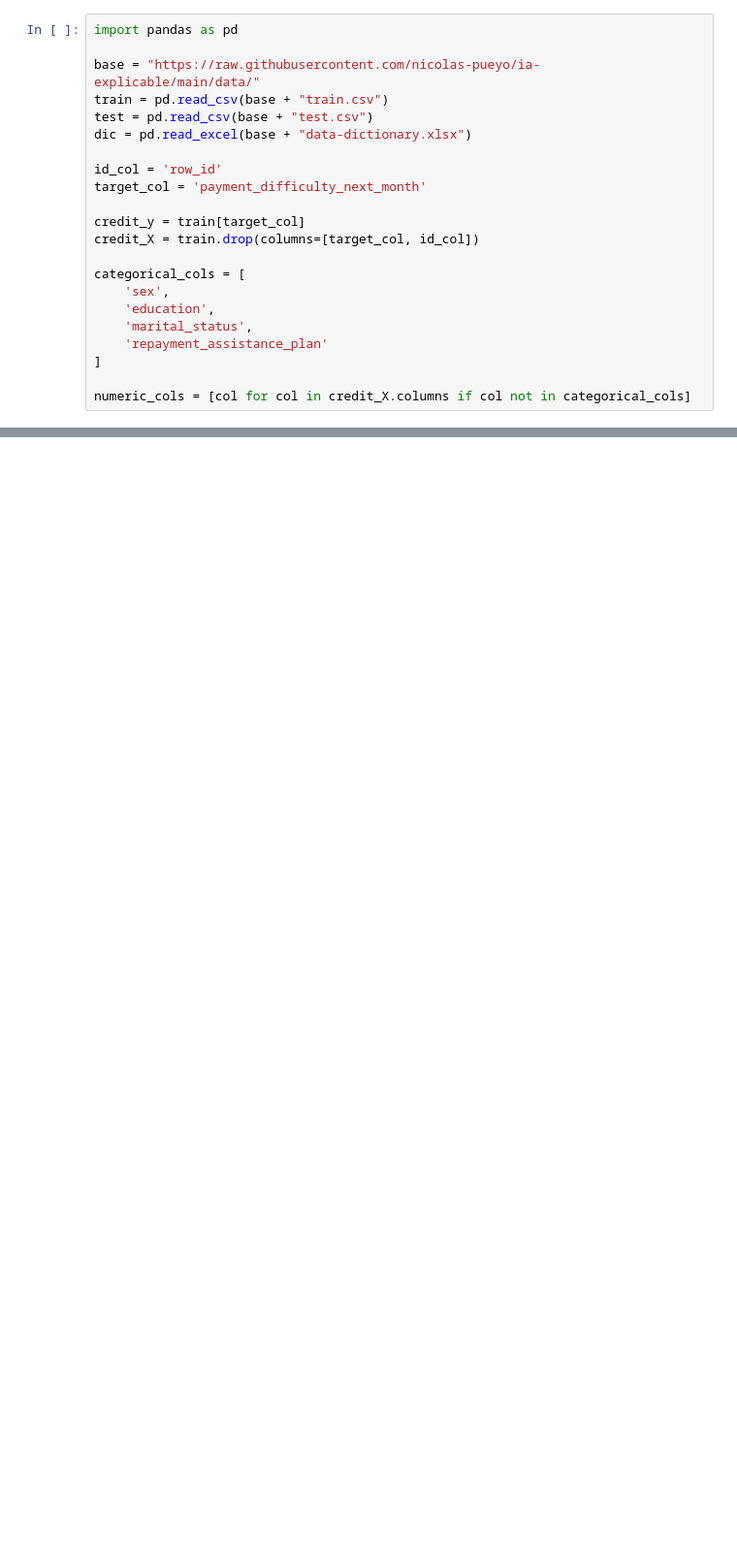
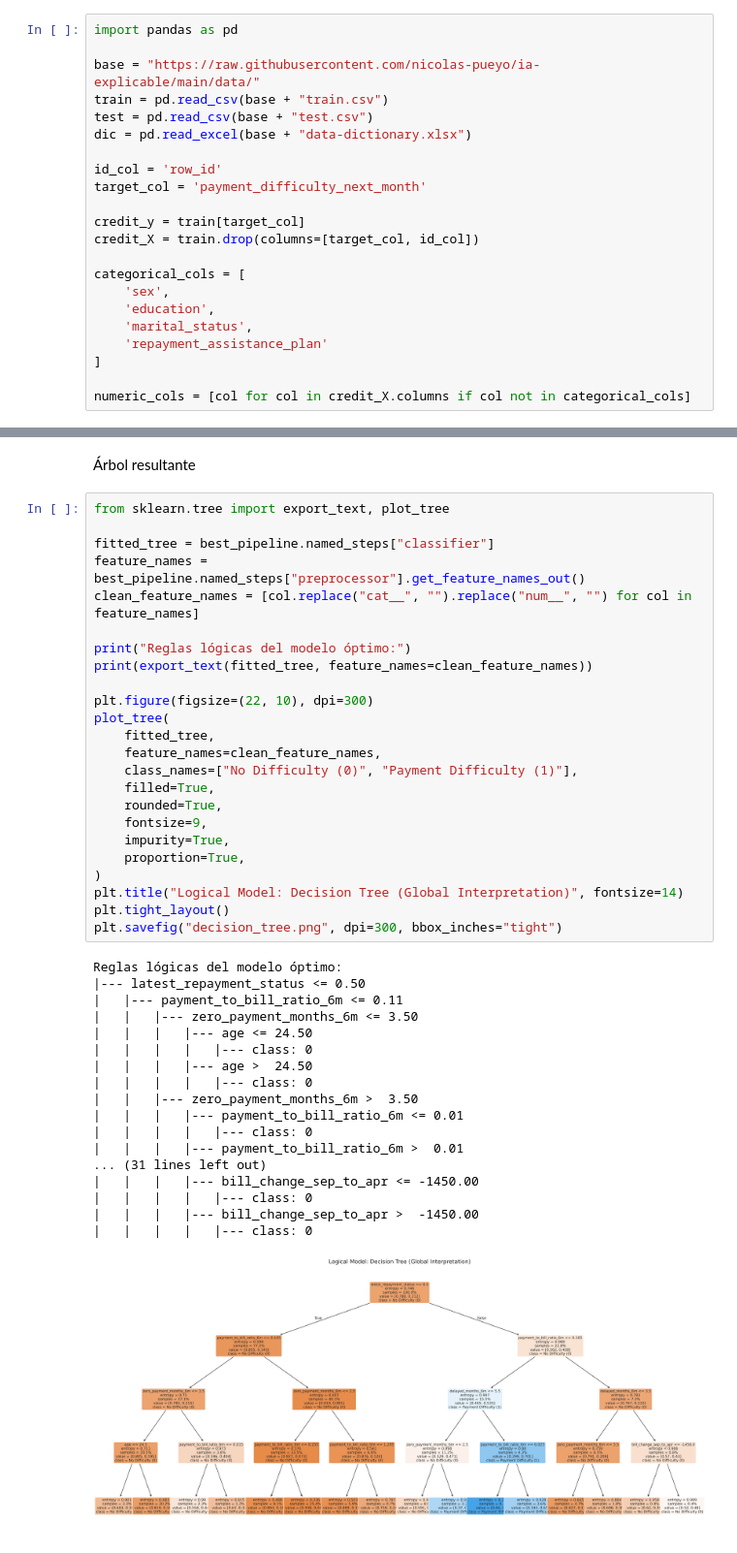
Before and after one commit to nicolas-pueyo/ia-explicable, a Jupyter notebook: notebooks/proyecto_iax.ipynb, the cells around one changed output, grey strips where cells are left out. Shown at 97% size. Drawn from its saved outputs; the diff is of its cells as text; blank space fills up the shorter version.

```diff
--- a/notebooks/proyecto_iax.ipynb
+++ b/notebooks/proyecto_iax.ipynb
@@ -71,0 +150,45 @@ model_pipeline = Pipeline(steps=[
+# %% [markdown]
+Árbol resultante
+# %%
+from sklearn.tree import export_text, plot_tree
+
+fitted_tree = best_pipeline.named_steps["classifier"]
+feature_names = best_pipeline.named_steps["preprocessor"].get_feature_names_out()
+clean_feature_names = [col.replace("cat__", "").replace("num__", "") for col in feature_names]
+
+print("Reglas lógicas del modelo óptimo:")
+print(export_text(fitted_tree, feature_names=clean_feature_names))
+
+plt.figure(figsize=(22, 10), dpi=300)
+plot_tree(
+    fitted_tree,
+    feature_names=clean_feature_names,
+    class_names=["No Difficulty (0)", "Payment Difficulty (1)"],
+    filled=True,
+    rounded=True,
+    fontsize=9,
+    impurity=True,
+    proportion=True,
+)
+plt.title("Logical Model: Decision Tree (Global Interpretation)", fontsize=14)
+plt.tight_layout()
+plt.savefig("decision_tree.png", dpi=300, bbox_inches="tight")
+# %% [output]
+Reglas lógicas del modelo óptimo:
+|--- latest_repayment_status <= 0.50
+|   |--- payment_to_bill_ratio_6m <= 0.11
+|   |   |--- zero_payment_months_6m <= 3.50
+|   |   |   |--- age <= 24.50
+|   |   |   |   |--- class: 0
+|   |   |   |--- age >  24.50
+|   |   |   |   |--- class: 0
+|   |   |--- zero_payment_months_6m >  3.50
+|   |   |   |--- payment_to_bill_ratio_6m <= 0.01
+|   |   |   |   |--- class: 0
+|   |   |   |--- payment_to_bill_ratio_6m >  0.01
+... (31 lines left out)
+|   |   |   |--- bill_change_sep_to_apr <= -1450.00
+|   |   |   |   |--- class: 0
+|   |   |   |--- bill_change_sep_to_apr >  -1450.00
+|   |   |   |   |--- class: 0
+[figure, added]
```
Also changed, not shown: parts of 16 cells of this notebook.
